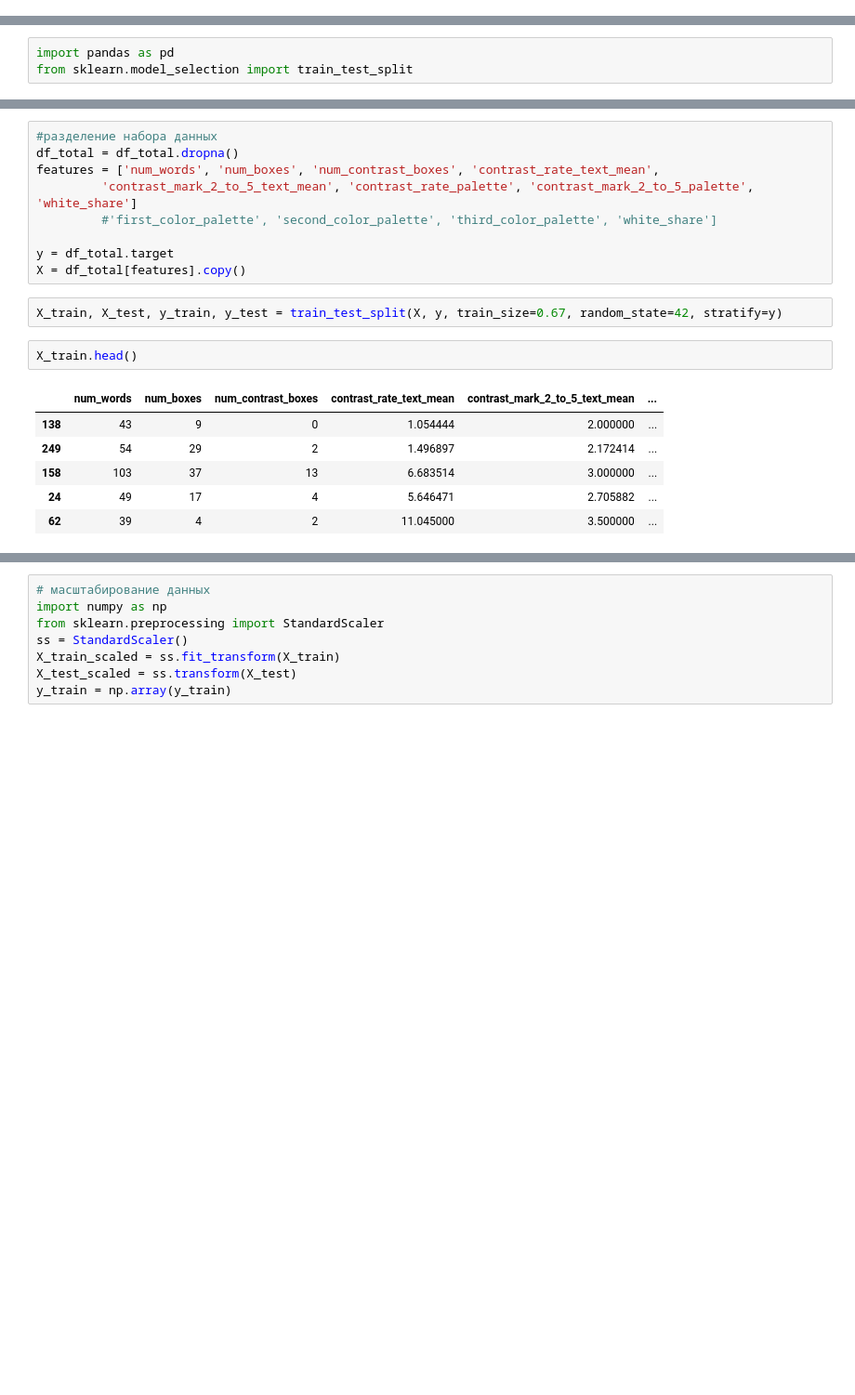
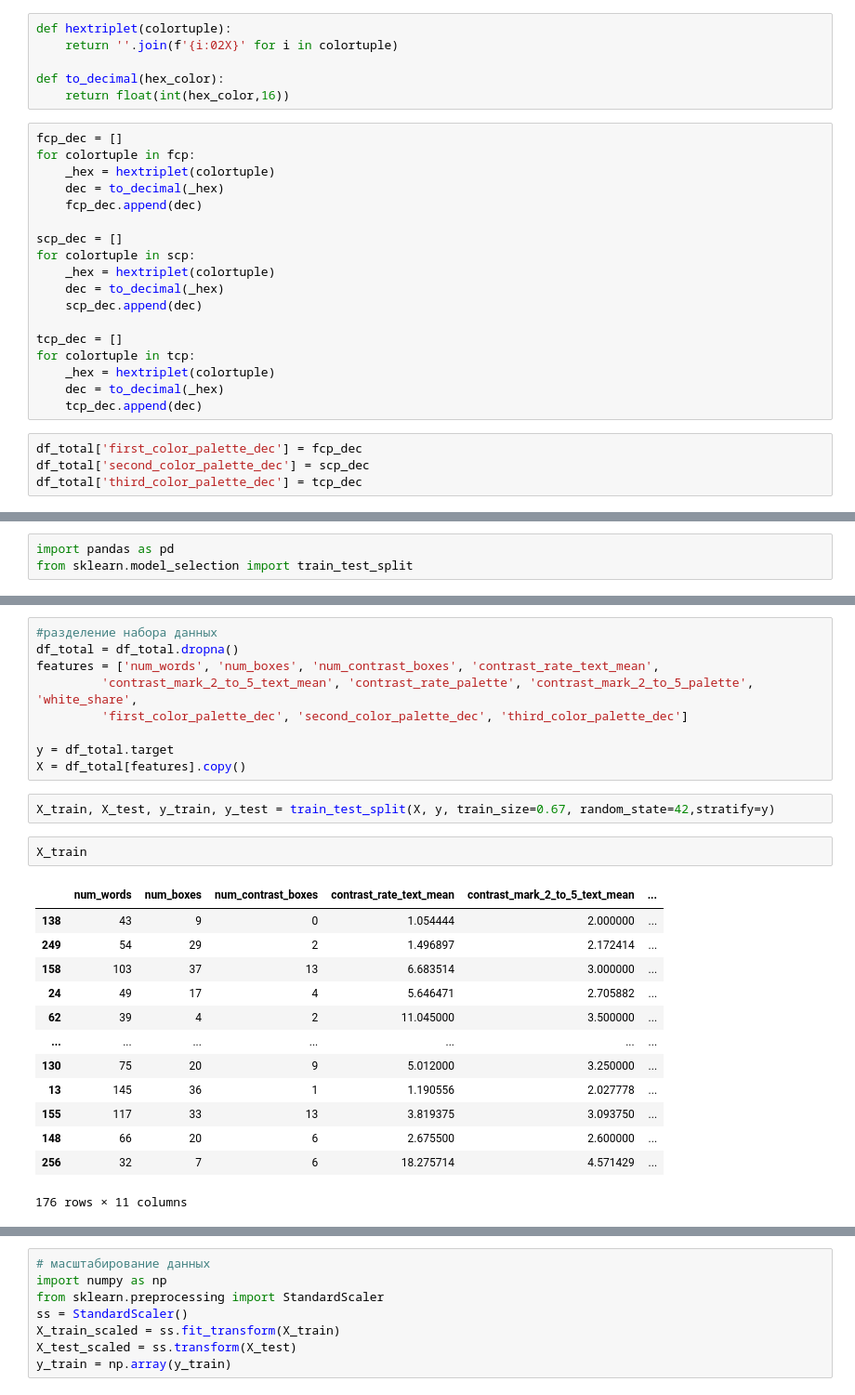
Before and after one commit to levvmerkulov/ML-Web-Design-Beauty-Classification, a Jupyter notebook: Diploma_OCR.ipynb, the cells around one changed output, grey strips where cells are left out. Shown at 93% size. Cells and saved outputs as stored; diff of their text form; blank space fills up the shorter version.

```diff
--- a/Diploma_OCR.ipynb
+++ b/Diploma_OCR.ipynb
@@ -677,3 +625,31 @@ df_total.to_csv("/home/lev/Desktop/output3.csv")
+# %%
+def hextriplet(colortuple):
+    return ''.join(f'{i:02X}' for i in colortuple)
+
+def to_decimal(hex_color):
+    return float(int(hex_color,16))
+# %%
+fcp_dec = []
+for colortuple in fcp:
+    _hex = hextriplet(colortuple)
+    dec = to_decimal(_hex)
+    fcp_dec.append(dec)
+
+scp_dec = []
+for colortuple in scp:
+    _hex = hextriplet(colortuple)
+    dec = to_decimal(_hex)
+    scp_dec.append(dec)
+
+tcp_dec = []
+for colortuple in tcp:
+    _hex = hextriplet(colortuple)
+    dec = to_decimal(_hex)
+    tcp_dec.append(dec)
+# %%
+df_total['first_color_palette_dec'] = fcp_dec
+df_total['second_color_palette_dec'] = scp_dec
+df_total['third_color_palette_dec'] = tcp_dec
 # %%
 df_total
 # %% [output]
@@ -730,19 +732,26 @@ You should consider upgrading via the '/home/lev/Desktop/MAI/python_numpy_MAI/my
 #разделение набора данных
 df_total = df_total.dropna()
 features = ['num_words', 'num_boxes', 'num_contrast_boxes', 'contrast_rate_text_mean',
-         'contrast_mark_2_to_5_text_mean', 'contrast_rate_palette', 'contrast_mark_2_to_5_palette', 'white_share']
-         #'first_color_palette', 'second_color_palette', 'third_color_palette', 'white_share']
+         'contrast_mark_2_to_5_text_mean', 'contrast_rate_palette', 'contrast_mark_2_to_5_palette', 'white_share',
+         'first_color_palette_dec', 'second_color_palette_dec', 'third_color_palette_dec']
 
 y = df_total.target
 X = df_total[features].copy()
 # %%
-X_train, X_test, y_train, y_test = train_test_split(X, y, train_size=0.67, random_state=42, stratify=y)
+X_train, X_test, y_train, y_test = train_test_split(X, y, train_size=0.67, random_state=42,stratify=y)
 # %%
-X_train.head()
+X_train
 # %% [output]
 |  | num_words | num_boxes | num_contrast_boxes | contrast_rate_text_mean | contrast_mark_2_to_5_text_mean | ... |
 | 138 | 43 | 9 | 0 | 1.054444 | 2.000000 | ... |
 | 249 | 54 | 29 | 2 | 1.496897 | 2.172414 | ... |
 | 158 | 103 | 37 | 13 | 6.683514 | 3.000000 | ... |
 | 24 | 49 | 17 | 4 | 5.646471 | 2.705882 | ... |
 | 62 | 39 | 4 | 2 | 11.045000 | 3.500000 | ... |
+| ... | ... | ... | ... | ... | ... | ... |
+| 130 | 75 | 20 | 9 | 5.012000 | 3.250000 | ... |
+| 13 | 145 | 36 | 1 | 1.190556 | 2.027778 | ... |
+| 155 | 117 | 33 | 13 | 3.819375 | 3.093750 | ... |
+| 148 | 66 | 20 | 6 | 2.675500 | 2.600000 | ... |
+| 256 | 32 | 7 | 6 | 18.275714 | 4.571429 | ... |
+176 rows × 11 columns
```
Also changed, not shown: parts of 29 cells of this notebook.
